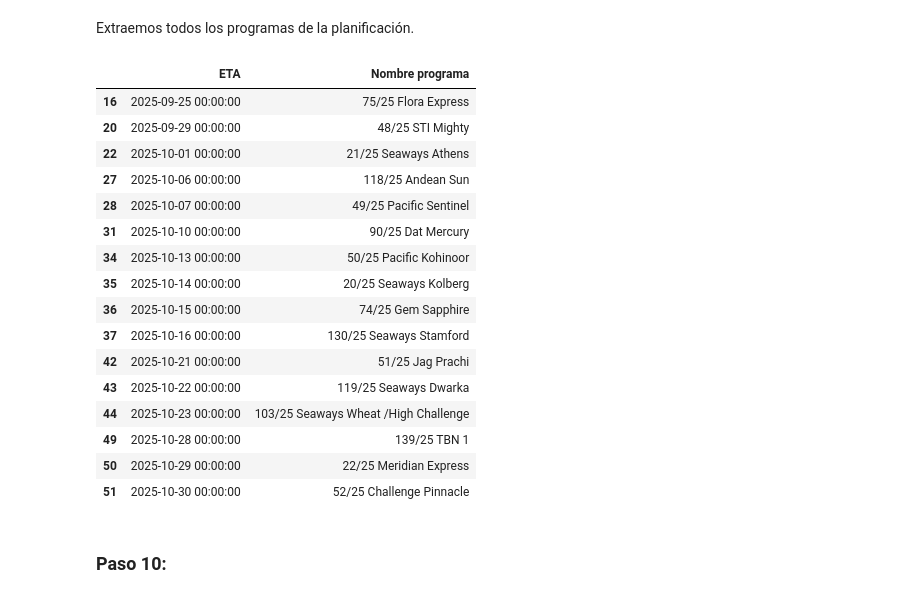
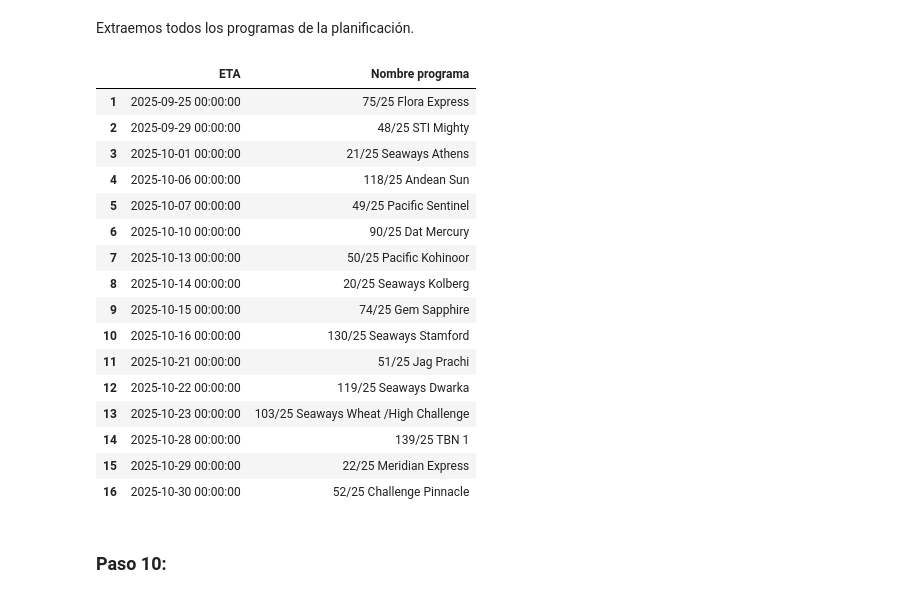
Before and after one commit to jjaubele/Automatizacion-Programacion-BD, a Jupyter notebook: CompletarBD.ipynb, the cells around one changed output. Cells and saved outputs as stored; diff of their text form; code cells hidden in the pictures.

```diff
--- a/CompletarBD.ipynb
+++ b/CompletarBD.ipynb
@@ -278,25 +297,26 @@ Extraemos todos los programas de la planificación.
 # %%
 df_programas = extraer_programas(df_planificacion)
 df_programas.columns = ["ETA", "Nombre programa"]
+df_programas.index = range(1, len(df_programas) + 1)
 df_programas
 # %% [output]
 |  | ETA | Nombre programa |
-| 16 | 2025-09-25 00:00:00 | 75/25 Flora Express |
-| 20 | 2025-09-29 00:00:00 | 48/25 STI Mighty |
-| 22 | 2025-10-01 00:00:00 | 21/25 Seaways Athens |
-| 27 | 2025-10-06 00:00:00 | 118/25 Andean Sun |
-| 28 | 2025-10-07 00:00:00 | 49/25 Pacific Sentinel |
-| 31 | 2025-10-10 00:00:00 | 90/25 Dat Mercury |
-| 34 | 2025-10-13 00:00:00 | 50/25 Pacific Kohinoor |
-| 35 | 2025-10-14 00:00:00 | 20/25 Seaways Kolberg |
-| 36 | 2025-10-15 00:00:00 | 74/25 Gem Sapphire |
-| 37 | 2025-10-16 00:00:00 | 130/25 Seaways Stamford |
-| 42 | 2025-10-21 00:00:00 | 51/25 Jag Prachi |
-| 43 | 2025-10-22 00:00:00 | 119/25 Seaways Dwarka |
-| 44 | 2025-10-23 00:00:00 | 103/25 Seaways Wheat /High Challenge |
-| 49 | 2025-10-28 00:00:00 | 139/25 TBN 1 |
-| 50 | 2025-10-29 00:00:00 | 22/25 Meridian Express |
-| 51 | 2025-10-30 00:00:00 | 52/25 Challenge Pinnacle |
+| 1 | 2025-09-25 00:00:00 | 75/25 Flora Express |
+| 2 | 2025-09-29 00:00:00 | 48/25 STI Mighty |
+| 3 | 2025-10-01 00:00:00 | 21/25 Seaways Athens |
+| 4 | 2025-10-06 00:00:00 | 118/25 Andean Sun |
+| 5 | 2025-10-07 00:00:00 | 49/25 Pacific Sentinel |
+| 6 | 2025-10-10 00:00:00 | 90/25 Dat Mercury |
+| 7 | 2025-10-13 00:00:00 | 50/25 Pacific Kohinoor |
+| 8 | 2025-10-14 00:00:00 | 20/25 Seaways Kolberg |
+| 9 | 2025-10-15 00:00:00 | 74/25 Gem Sapphire |
+| 10 | 2025-10-16 00:00:00 | 130/25 Seaways Stamford |
+| 11 | 2025-10-21 00:00:00 | 51/25 Jag Prachi |
+| 12 | 2025-10-22 00:00:00 | 119/25 Seaways Dwarka |
+| 13 | 2025-10-23 00:00:00 | 103/25 Seaways Wheat /High Challenge |
+| 14 | 2025-10-28 00:00:00 | 139/25 TBN 1 |
+| 15 | 2025-10-29 00:00:00 | 22/25 Meridian Express |
+| 16 | 2025-10-30 00:00:00 | 52/25 Challenge Pinnacle |
 # %% [markdown]
 ### Paso 10:
 # %% [markdown]
```
Also changed, not shown: parts of 18 cells of this notebook, 2 other files.
